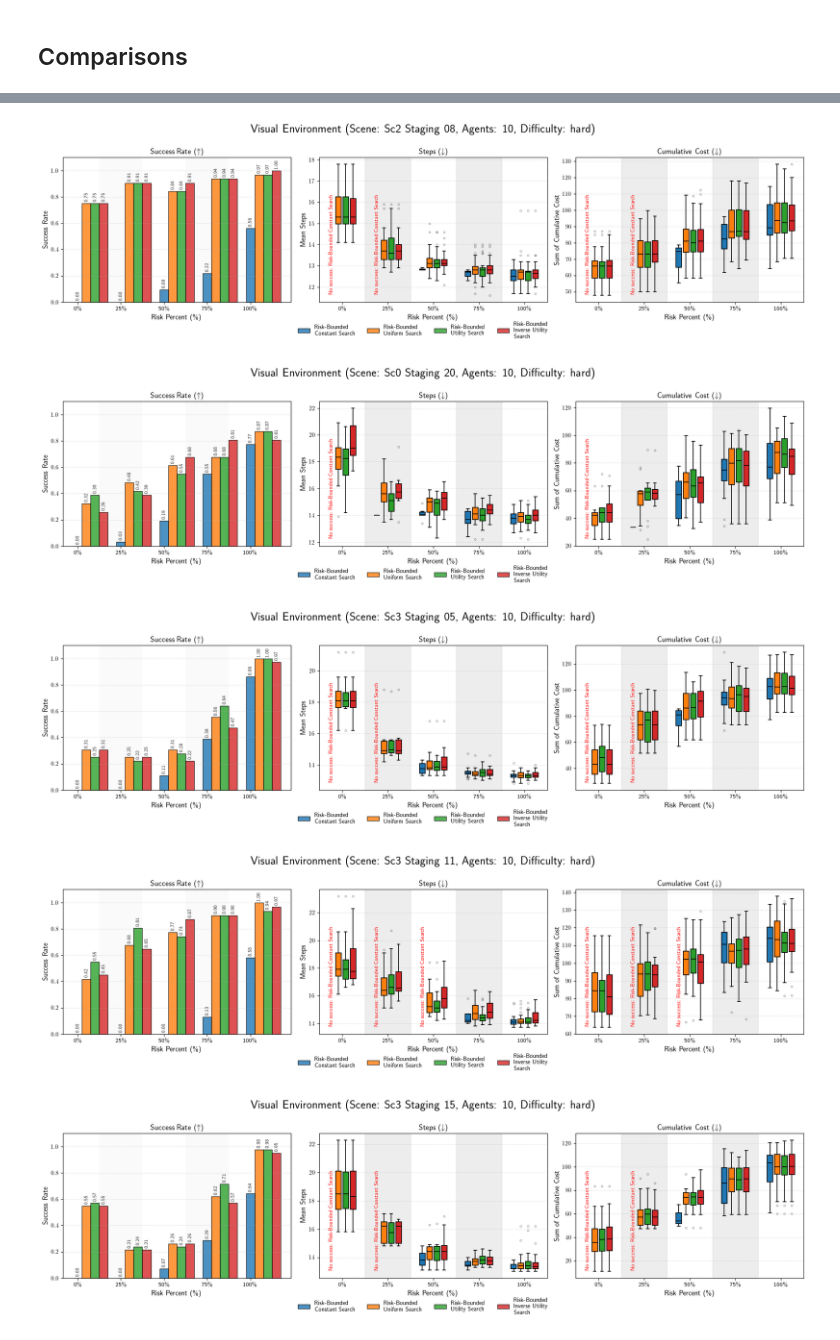
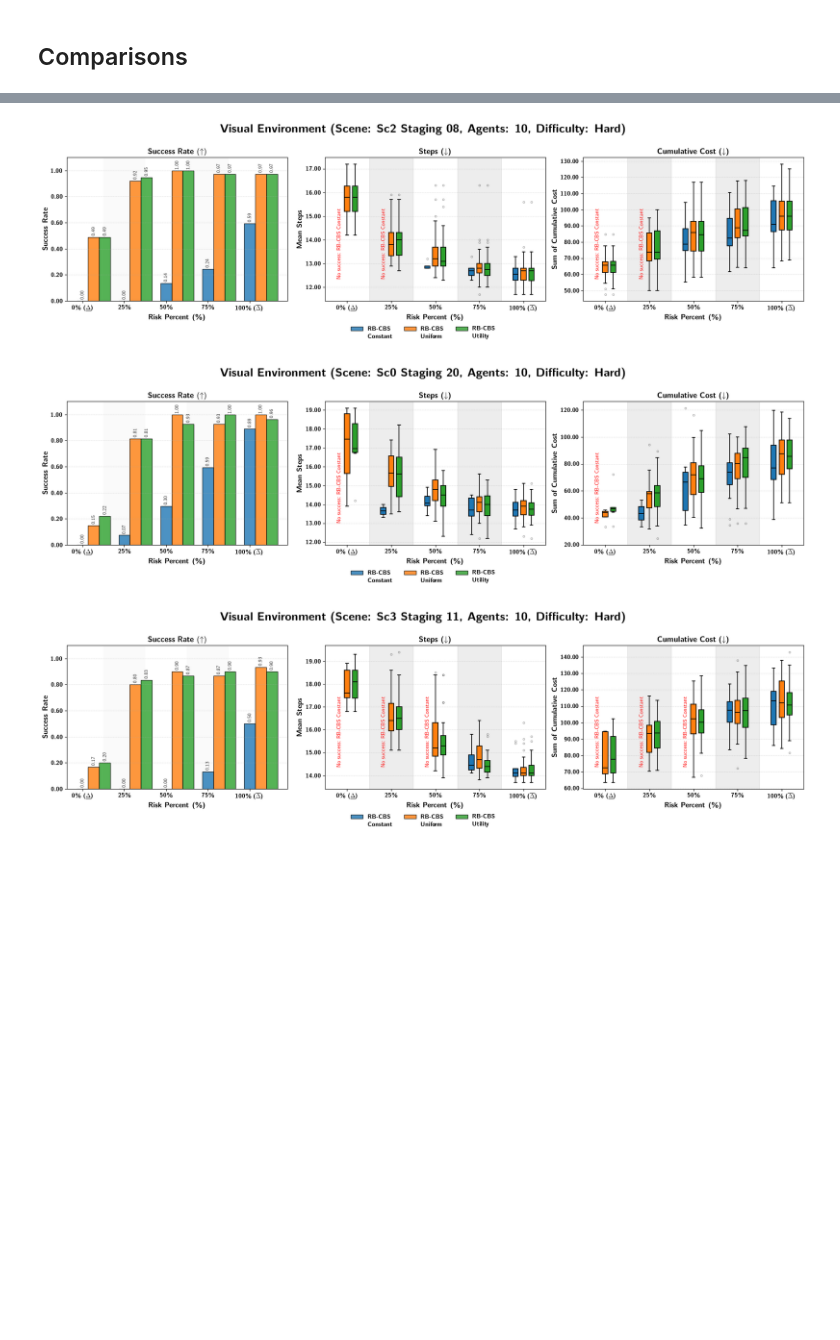
Before and after one commit to delay-planner/rb-visual-mapf, a Jupyter notebook: pud/plots/plot_safe_habitatenv_metrics.ipynb, the cells around one changed output, grey strips where cells are left out. Cells and saved outputs as stored; diff of their text form; code cells hidden in the pictures; blank space fills up the shorter version.

```diff
--- a/pud/plots/plot_safe_habitatenv_metrics.ipynb
+++ b/pud/plots/plot_safe_habitatenv_metrics.ipynb
@@ -165,9 +164,9 @@ def plot_grouped_bars(methods, metrics_over_buckets, method_titles, ax=None):
 
     ax.set_xticks(x + (num_methods - 1) * bar_width / 2)
     ax.set_xticklabels([f"{int(r*100)}%" for r in risk_buckets], fontsize=10)
-    ax.set_xlabel("Risk Bucket", fontsize=12, color="black")
-    ax.set_ylabel("Success Rate", fontsize=12, color="black")
-    ax.set_title(f"Success Rate (" + r"$\uparrow$" + ")", fontsize=13, color="black")
+    ax.set_xlabel(r"\textbf{Risk Bucket}", fontsize=12, color="black")
+    ax.set_ylabel(r"\textbf{Success Rate}", fontsize=12, color="black")
+    ax.set_title(r"\textbf{Success Rate} (" + r"$\uparrow$" + ")", fontsize=13, color="black")
     ax.set_ylim(0, 1.1)
 
     ax.yaxis.grid(True, linestyle="--", linewidth=0.5, alpha=0.5)
@@ -201,7 +200,7 @@ method_titles = [
     "Lagrangian\nSearch",
     "Biobjective\nSearch",
     # "Risk Budgeted\nSearch",
-    "Risk Bounded\nUniform Search",
+    "RB-CBS\n (Ours)",
     # "Risk Bounded\nUtility Search",
     # "Risk Bounded\nInverse Utility\nSearch",
 ]
@@ -217,8 +216,8 @@ def process_data(basedir, n_agents, problem_type):
 
     skip_indices = []
     for pb_idx in range(len(cbs_lb_data)):
-        lb = max(lb_data[pb_idx], cbs_lb_data[pb_idx])
-        ub = min(ub_data[pb_idx], cbs_ub_data[pb_idx])
+        lb = min(lb_data[pb_idx], cbs_lb_data[pb_idx])
+        ub = max(ub_data[pb_idx], cbs_ub_data[pb_idx])
         # lb = cbs_lb_data[pb_idx]
         # ub = cbs_ub_data[pb_idx]
         if lb == -1 or ub == -1 or lb > ub:
@@ -233,8 +232,8 @@ def process_data(basedir, n_agents, problem_type):
             if pb_idx in skip_indices:
                 deltas.append(-1.0)
                 continue
-            lb = max(lb_data[pb_idx], cbs_lb_data[pb_idx])
-            ub = min(ub_data[pb_idx], cbs_ub_data[pb_idx])
+            lb = min(lb_data[pb_idx], cbs_lb_data[pb_idx])
+            ub = max(ub_data[pb_idx], cbs_ub_data[pb_idx])
             # lb = cbs_lb_data[pb_idx]
             # ub = cbs_ub_data[pb_idx]
             delta = lb + risk_percent * (ub - lb)
@@ -248,5 +247,6 @@ def process_data(basedir, n_agents, problem_type):
             metrics[method] = method_metrics
 
         metrics_over_buckets[risk_percent] = metrics
+
     return metrics_over_buckets
 # %%
@@ -289,13 +315,13 @@ def plot_data(data, env_name, save=False):
 # %%
-for envs in ["sc2_staging_08", "sc0_staging_20", "sc3_staging_05", "sc3_staging_11", "sc3_staging_15"]:
-    basedir = Path("pud/plots/data/" + envs + "_icra")
+for envs in ["sc2_staging_08", "sc0_staging_20", "sc3_staging_11"]:
+    basedir = Path("pud/plots/data/" + envs + "_aaai")
     print(f"Processing data for {envs}")
     for problem_type in ["easy", "medium", "hard"]:
         for n_agents in [5, 10]:
-            save = True if problem_type == "hard" and n_agents == 10 else False
+            # save = True if problem_type == "hard" and n_agents == 10 else False
             print(f"Processing data for {n_agents} agents in {problem_type} problem type")
             metrics_over_buckets = process_data(basedir, n_agents, problem_type)
-            plot_data(metrics_over_buckets, envs, save=save)
+            plot_data(metrics_over_buckets, envs, save=True)
             plt.show()
 # %% [output]
 Processing data for sc2_staging_08
@@ -315,19 +341,17 @@ Processing data for 10 agents in hard problem type
 # %%
-method_titles = ["Risk-Bounded\nConstant Search", "Risk-Bounded\nUniform Search", "Risk-Bounded\nUtility Search", "Risk-Bounded\nInverse Utility\nSearch"]
+method_titles = ["RB-CBS\nConstant", "RB-CBS\nUniform", "RB-CBS\nUtility"]
 methods = []
 rb_methods = [
     "risk_budgeted_search",
     "risk_bounded_uniform_search",
     "risk_bounded_utility_search",
-    "risk_bounded_inverse_utility_search",
+    # "risk_bounded_inverse_utility_search",
 ]
-for envs in ["sc2_staging_08", "sc0_staging_20", "sc3_staging_05", "sc3_staging_11", "sc3_staging_15"]:
-    basedir = Path("pud/plots/data/" + envs + "_icra")
+for envs in ["sc2_staging_08", "sc0_staging_20", "sc3_staging_11"]:
+    basedir = Path("pud/plots/data/" + envs + "_aaai")
     metrics_over_buckets = process_data(basedir, 10, "hard")
-    plot_data(metrics_over_buckets, env_name=envs, save=False)
+    plot_data(metrics_over_buckets, env_name=envs, save=True, title="habitatenv_ablation_" + envs + "_hard_10")
 # %% [output]
-[figure, old version]
+[figure, new version]
-[figure, old version]
+[figure, new version]
-[figure, old version]
+[figure, new version]
-[figure, removed]
-[figure, removed]
```
Also changed, not shown: parts of 4 cells of this notebook, 2 other files.
